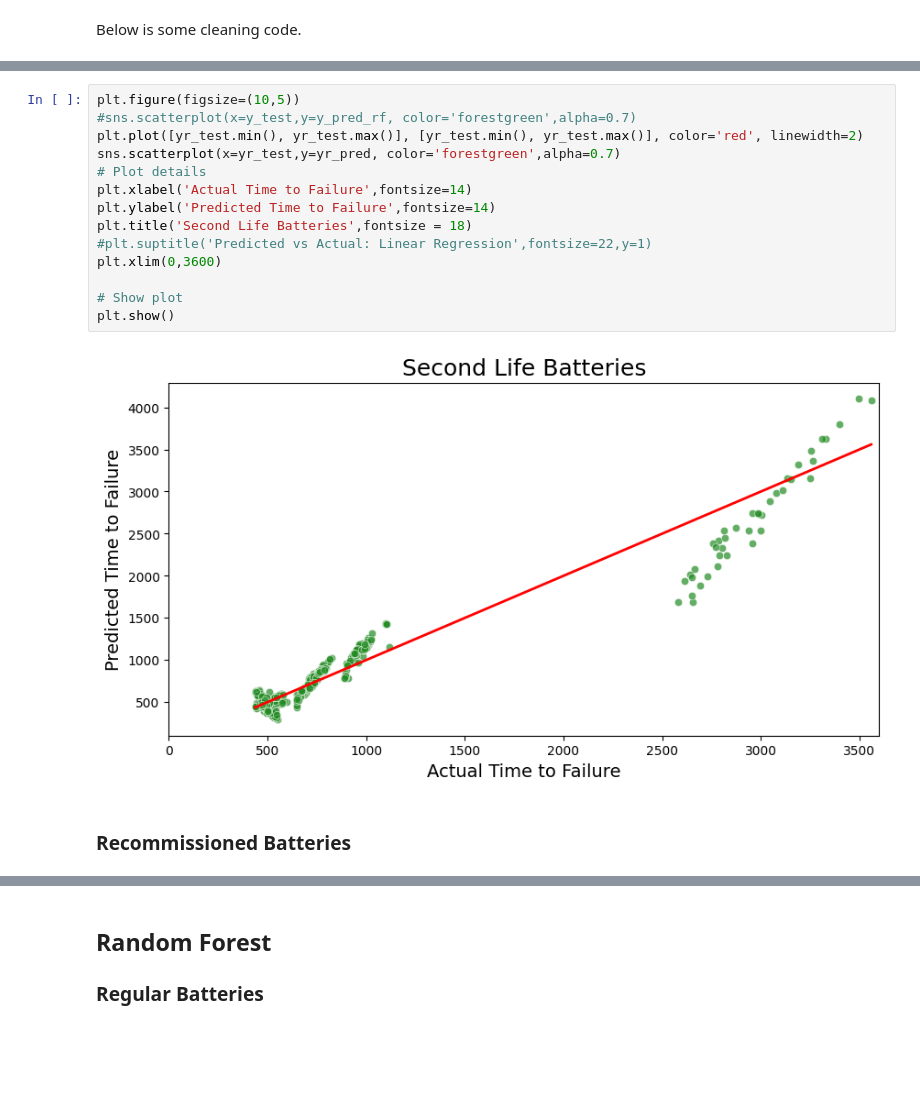
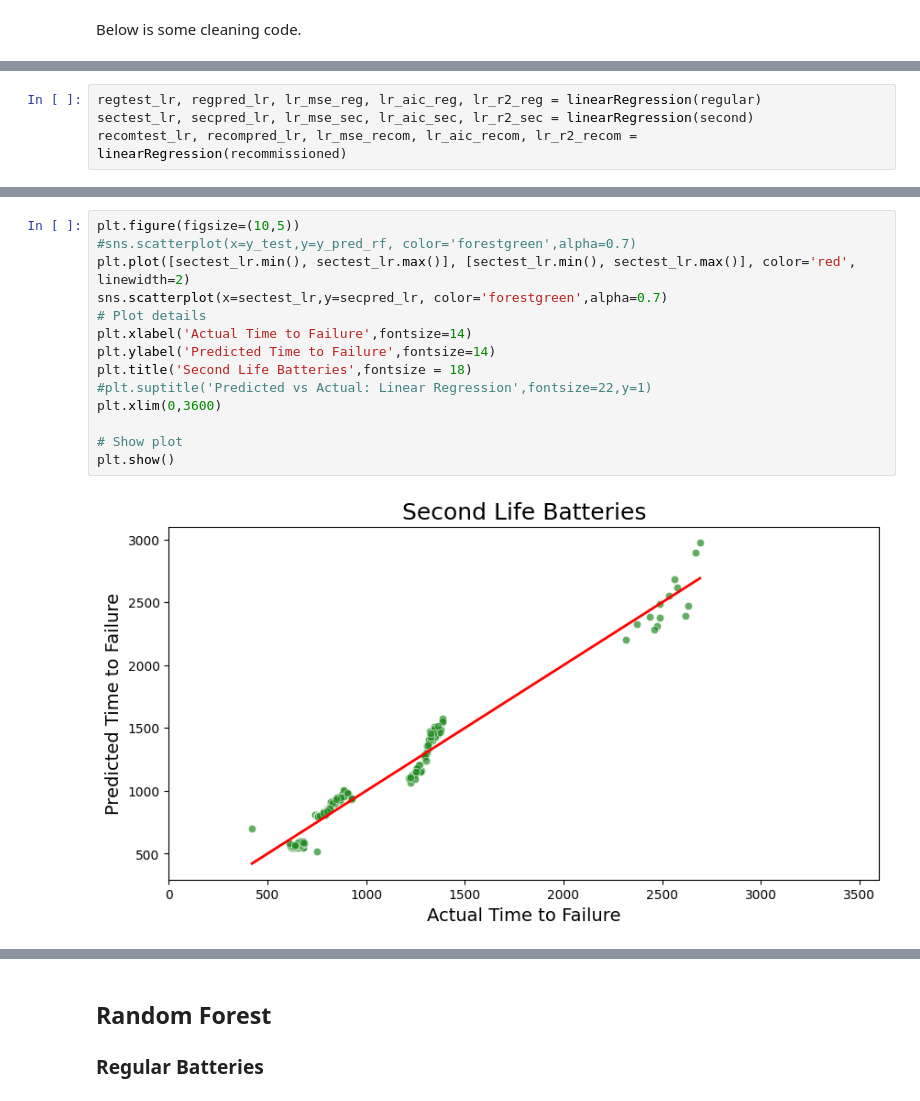
Before and after one commit to AI-Enthusiast/18650-Accelerated-Battery-Life-Testing, a Jupyter notebook: ML_WriteUp.ipynb, the cells around one changed output, grey strips where cells are left out. Cells and saved outputs as stored; diff of their text form; blank space fills up the shorter version.

```diff
--- a/ML_WriteUp.ipynb
+++ b/ML_WriteUp.ipynb
@@ -371,0 +378,4 @@ R^2 Score: 0.9098979700916326
+# %%
+regtest_lr, regpred_lr, lr_mse_reg, lr_aic_reg, lr_r2_reg = linearRegression(regular)
+sectest_lr, secpred_lr, lr_mse_sec, lr_aic_sec, lr_r2_sec = linearRegression(second)
+recomtest_lr, recompred_lr, lr_mse_recom, lr_aic_recom, lr_r2_recom = linearRegression(recommissioned)
@@ -442,18 +427,16 @@ R^2 Score: 0.960621393045031
 # %%
 plt.figure(figsize=(10,5))
 #sns.scatterplot(x=y_test,y=y_pred_rf, color='forestgreen',alpha=0.7)
-plt.plot([yr_test.min(), yr_test.max()], [yr_test.min(), yr_test.max()], color='red', linewidth=2)
-sns.scatterplot(x=yr_test,y=yr_pred, color='forestgreen',alpha=0.7)
+plt.plot([sectest_lr.min(), sectest_lr.max()], [sectest_lr.min(), sectest_lr.max()], color='red', linewidth=2)
+sns.scatterplot(x=sectest_lr,y=secpred_lr, color='forestgreen',alpha=0.7)
 # Plot details
 plt.xlabel('Actual Time to Failure',fontsize=14)
 plt.ylabel('Predicted Time to Failure',fontsize=14)
 plt.title('Second Life Batteries',fontsize = 18)
 #plt.suptitle('Predicted vs Actual: Linear Regression',fontsize=22,y=1)
 plt.xlim(0,3600)
 
 # Show plot
 plt.show()
 # %% [output]
-[figure, old version]
+[figure, new version]
-# %% [markdown]
-### Recommissioned Batteries
```
Also changed, not shown: parts of 15 cells of this notebook.
